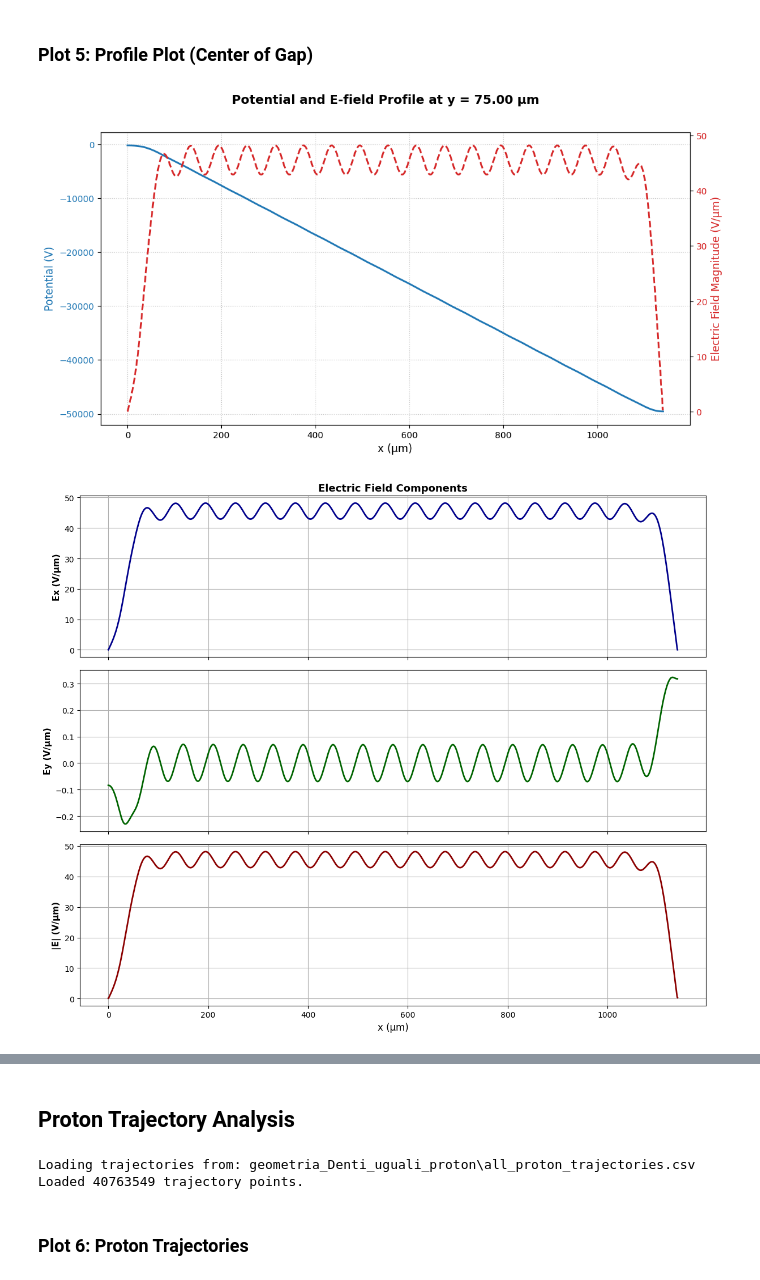
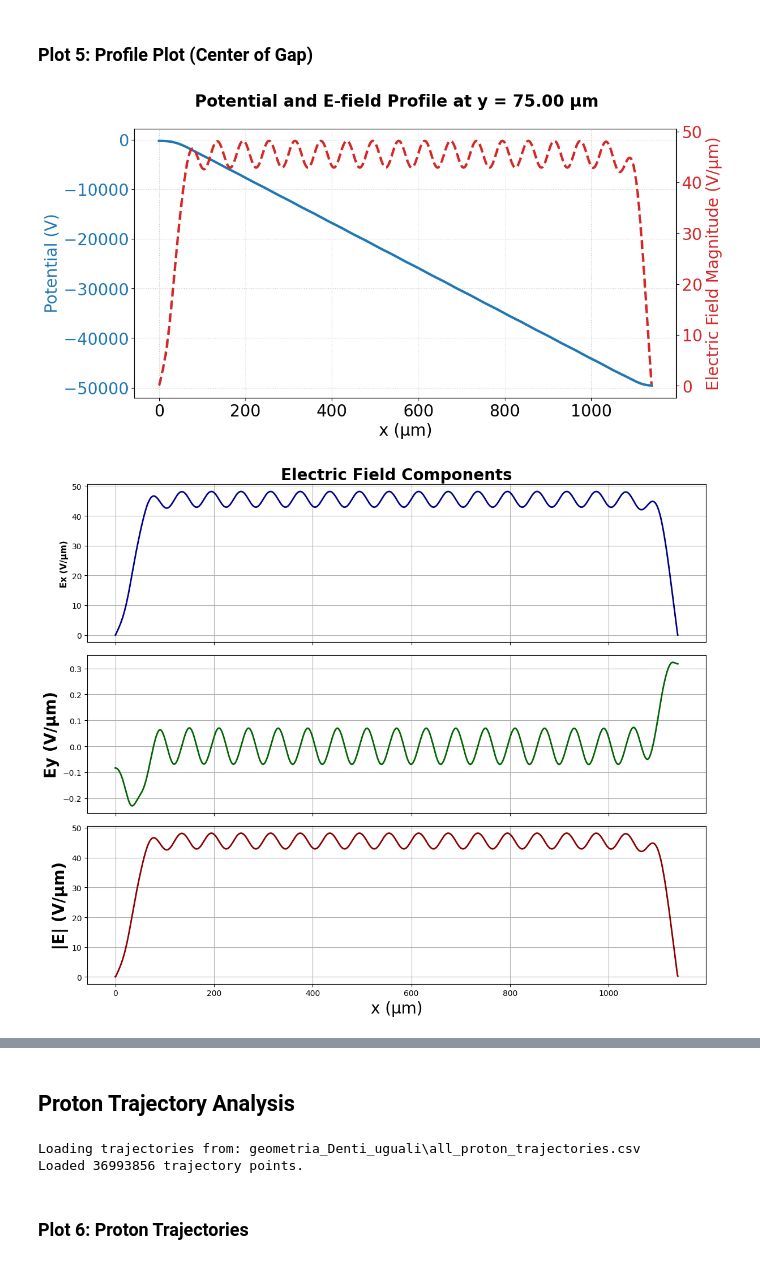
Before and after one commit to AlanMarcia/Simulation_git, a Jupyter notebook: Simulation/plot_results_notebook.ipynb, the cells around one changed output, grey strips where cells are left out. Cells and saved outputs as stored; diff of their text form; code cells hidden in the pictures.

```diff
--- a/Simulation/plot_results_notebook.ipynb
+++ b/Simulation/plot_results_notebook.ipynb
@@ -64,10 +64,10 @@ geometry_version = 2
 
 
 folder_map = {
-    1: "geometria_Denti_sfasati_profondi_proton",
-    2: "geometria_Denti_uguali_proton",
-    3: "geometria_piana_rastremata_proton",
-    4: "piana_proton"
+    1: "geometria_Denti_sfasati_profondi",
+    2: "geometria_Denti_uguali",
+    3: "geometria_piana_rastremata",
+    4: "piana"
 }
 
 output_folder_name = folder_map.get(geometry_version, "")
@@ -320,19 +320,23 @@ if y_center_gap_idx is not None:
     fig_profile, ax_profile_V = plt.subplots(figsize=(12, 6))
 
     color_V = 'tab:blue'
-    ax_profile_V.set_xlabel('x (μm)', fontsize=12)
-    ax_profile_V.set_ylabel('Potential (V)', color=color_V, fontsize=12)
-    ax_profile_V.plot(x_coords, V_profile, color=color_V, linestyle='-', linewidth=2, label='Potential (V)')
+    ax_profile_V.set_xlabel('x (μm)', fontsize=20)
+    ax_profile_V.set_ylabel('Potential (V)', color=color_V, fontsize=20)
+    ax_profile_V.plot(x_coords, V_profile, color=color_V, linestyle='-', linewidth=3, label='Potential (V)')
     ax_profile_V.tick_params(axis='y', labelcolor=color_V)
     ax_profile_V.grid(True, linestyle=':', alpha=0.7)
+    plt.xticks(fontsize=20)
+    plt.yticks(fontsize=20)
 
     ax_profile_Emag = ax_profile_V.twinx()
     color_Emag = 'tab:red'
-    ax_profile_Emag.set_ylabel('Electric Field Magnitude (V/μm)', color=color_Emag, fontsize=12)
-    ax_profile_Emag.plot(x_coords, Emag_profile, color=color_Emag, linestyle='--', linewidth=2, label='|E| (V/μm)')
+    ax_profile_Emag.set_ylabel('Electric Field Magnitude (V/μm)', color=color_Emag, fontsize=20 )
+    ax_profile_Emag.plot(x_coords, Emag_profile, color=color_Emag, linestyle='--', linewidth=3, label='|E| (V/μm)')
     ax_profile_Emag.tick_params(axis='y', labelcolor=color_Emag)
 
-    fig_profile.suptitle(f'Potential and E-field Profile at y = {y_coords[y_center_gap_idx]:.2f} μm', fontsize=14, fontweight='bold')
+    fig_profile.suptitle(f'Potential and E-field Profile at y = {y_coords[y_center_gap_idx]:.2f} μm', fontsize=20, fontweight='bold')
+    plt.xticks(fontsize=20)
+    plt.yticks(fontsize=20)
     plt.savefig('profile_output.png', format='png', bbox_inches='tight',dpi=800)
     plt.show()
 
@@ -342,39 +346,41 @@ if y_center_gap_idx is not None:
 
     ax_ex.plot(x_coords, Ex_profile, color='darkblue', linestyle='-', linewidth=2)
     ax_ex.set_ylabel('Ex (V/μm)', fontsize=11, fontweight='bold')
-    ax_ex.set_title('Electric Field Components', fontsize=13, fontweight='bold')
+    ax_ex.set_title('Electric Field Components', fontsize=20, fontweight='bold')
     ax_ex.grid(True)
 
     ax_ey.plot(x_coords, Ey_profile, color='darkgreen', linestyle='-', linewidth=2)
-    ax_ey.set_ylabel('Ey (V/μm)', fontsize=11, fontweight='bold')
+    ax_ey.set_ylabel('Ey (V/μm)', fontsize=20, fontweight='bold')
     ax_ey.grid(True)
 
     ax_emag.plot(x_coords, Emag_profile, color='darkred', linestyle='-', linewidth=2)
-    ax_emag.set_ylabel('|E| (V/μm)', fontsize=11, fontweight='bold')
-    ax_emag.set_xlabel('x (μm)', fontsize=12)
+    ax_emag.set_ylabel('|E| (V/μm)', fontsize=20, fontweight='bold')
+    ax_emag.set_xlabel('x (μm)', fontsize=20)
     ax_emag.grid(True)
 
     plt.tight_layout()
     plt.show()
 
     # 5c: E-field magnitude detail
     fig_emag_detail, ax_emag_detail = plt.subplots(figsize=(14, 6))
 
     ax_emag_detail.plot(x_coords, Emag_profile, color='crimson', linestyle='-', linewidth=2.5, label='|E| magnitude')
     ax_emag_detail.fill_between(x_coords, 0, Emag_profile, alpha=0.3, color='coral')
 
     emag_mean = np.mean(Emag_profile)
     ax_emag_detail.axhline(y=emag_mean, color='navy', linestyle='--', linewidth=1.5, label=f'Mean |E| = {emag_mean:.3f}')
 
-    ax_emag_detail.set_xlabel('x (μm)', fontsize=13)
-    ax_emag_detail.set_ylabel('Electric Field Magnitude |E| (V/μm)', fontsize=13)
-    ax_emag_detail.set_title(f'Electric Field Magnitude Profile at Channel Center', fontsize=14, fontweight='bold')
+    ax_emag_detail.set_xlabel('x (μm)', fontsize=20)
+    ax_emag_detail.set_ylabel('Electric Field Magnitude |E| (V/μm)', fontsize=20)
+    ax_emag_detail.set_title(f'Electric Field Magnitude Profile at Channel Center', fontsize=20, fontweight='bold')
     ax_emag_detail.legend(loc='best')
+    plt.xticks(fontsize=20)
+    plt.yticks(fontsize=20)
     plt.tight_layout()
     plt.show()
 
 else:
     print("Skipping profile plots because y_center_gap_idx could not be determined.")
 # %% [output]
-[figure, old version]
+[figure, new version]
-[figure, old version]
+[figure, new version]
@@ -403,8 +409,8 @@ if os.path.exists(all_trajectories_file):
 else:
     print("Trajectory file not found.")
 # %% [output]
-Loading trajectories from: geometria_Denti_uguali_proton\all_proton_trajectories.csv
-Loaded 40763549 trajectory points.
+Loading trajectories from: geometria_Denti_uguali\all_proton_trajectories.csv
+Loaded 36993856 trajectory points.
 # %% [markdown]
 ### Plot 6: Proton Trajectories
 # %%
```
Also changed, not shown: parts of 12 cells of this notebook, 12 other files.
